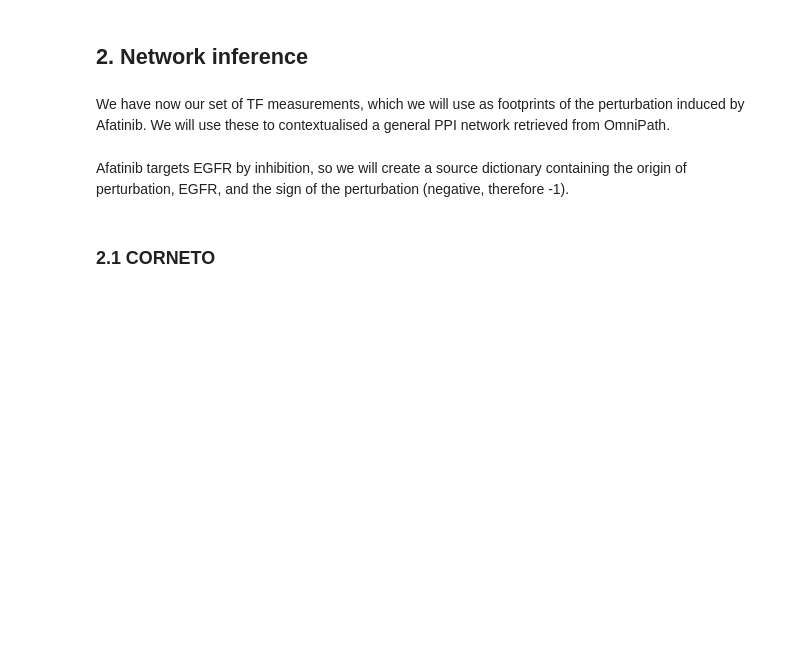
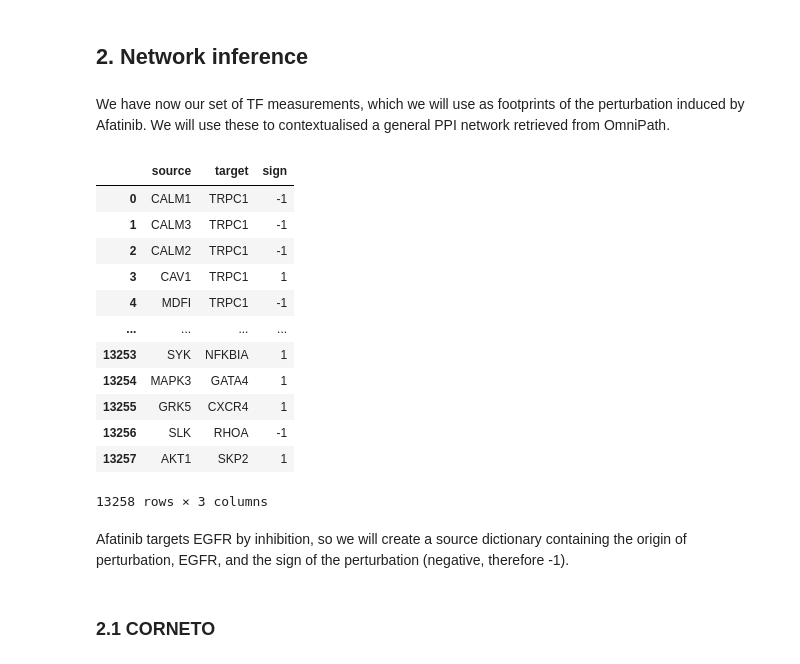
Before and after one commit to saezlab/networkcommons, a Jupyter notebook: docs/src/vignettes/1_simple_example.ipynb, the cells around one changed output. Drawn from its saved outputs; the diff is of its cells as text; code cells hidden in the pictures; blank space fills up the shorter version.

```diff
--- a/docs/src/vignettes/1_simple_example.ipynb
+++ b/docs/src/vignettes/1_simple_example.ipynb
@@ -111,5 +115,21 @@ measurements = nc._utils.targetlayer_formatter(dc_estimates.T)
 # %% [markdown]
 We have now our set of TF measurements, which we will use as footprints of the perturbation induced by Afatinib. We will use these to contextualised a general PPI network retrieved from OmniPath.
 # %%
-network = nc.data.network.omnipath.get_omnipath()
+network = nc.data.network.get_omnipath()
+# %%
+network
+# %% [output]
+|  | source | target | sign |
+| 0 | CALM1 | TRPC1 | -1 |
+| 1 | CALM3 | TRPC1 | -1 |
+| 2 | CALM2 | TRPC1 | -1 |
+| 3 | CAV1 | TRPC1 | 1 |
+| 4 | MDFI | TRPC1 | -1 |
+| ... | ... | ... | ... |
+| 13253 | SYK | NFKBIA | 1 |
+| 13254 | MAPK3 | GATA4 | 1 |
+| 13255 | GRK5 | CXCR4 | 1 |
+| 13256 | SLK | RHOA | -1 |
+| 13257 | AKT1 | SKP2 | 1 |
+13258 rows × 3 columns
 # %%
```
Also changed, not shown: parts of 48 cells of this notebook, 1 other file.
